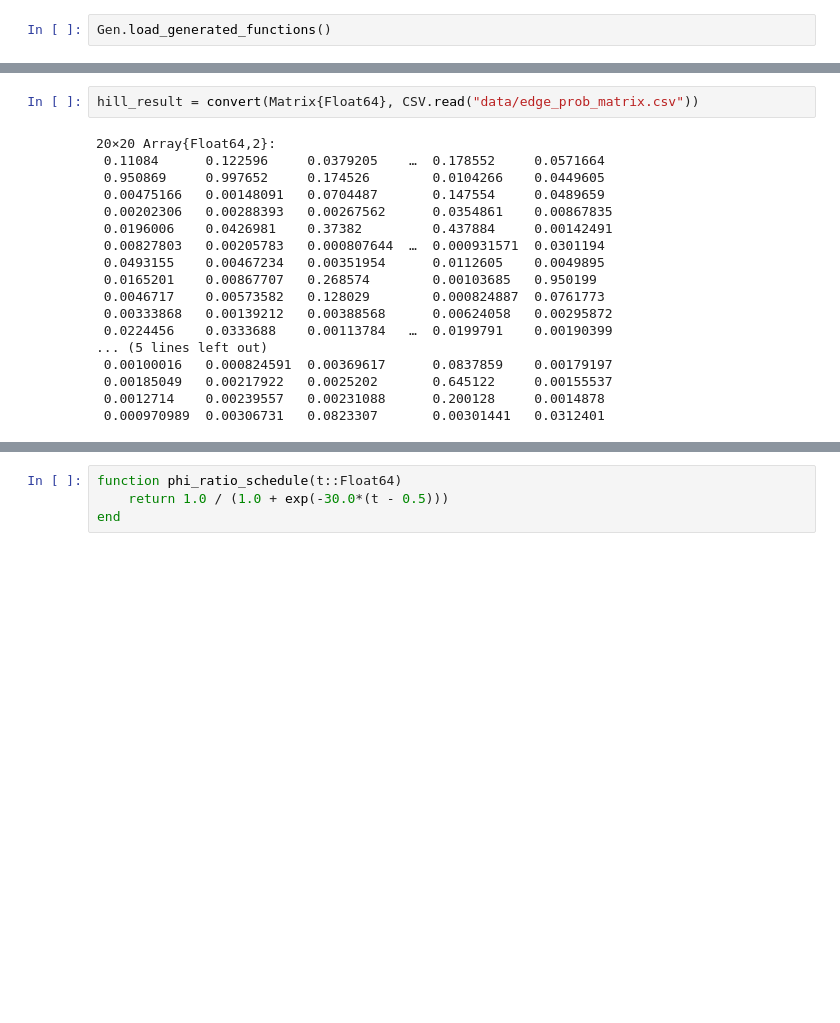
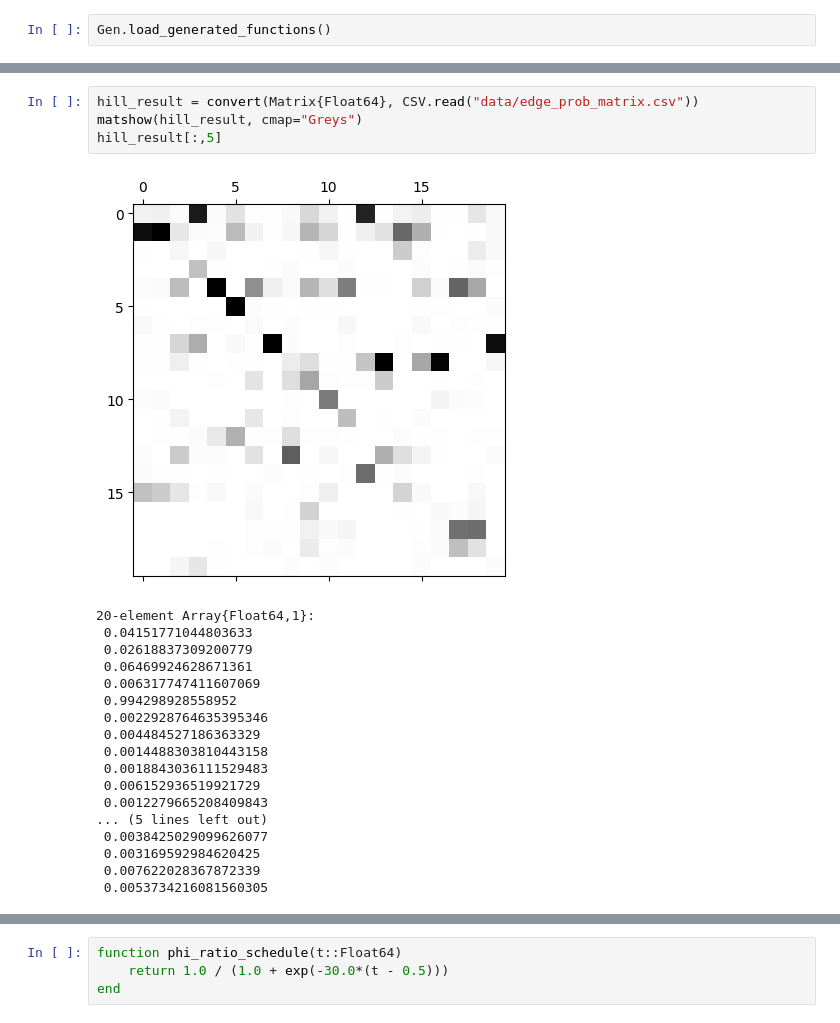
Before and after one commit to gitter-lab/ssps, a Jupyter notebook: julia-project/tinkering-notebook.ipynb, the cells around one changed output, grey strips where cells are left out. Saved outputs shown, nothing was run; the diff lists cells and outputs as text; blank space fills up the shorter version.

```diff
--- a/julia-project/tinkering-notebook.ipynb
+++ b/julia-project/tinkering-notebook.ipynb
@@ -132,22 +149,25 @@ transpose(edge_posterior)
 # %%
 hill_result = convert(Matrix{Float64}, CSV.read("data/edge_prob_matrix.csv"))
+matshow(hill_result, cmap="Greys")
+hill_result[:,5]
 # %% [output]
+[figure, added]
-20×20 Array{Float64,2}:
- 0.11084      0.122596     0.0379205    …  0.178552     0.0571664
- 0.950869     0.997652     0.174526        0.0104266    0.0449605
- 0.00475166   0.00148091   0.0704487       0.147554     0.0489659
- 0.00202306   0.00288393   0.00267562      0.0354861    0.00867835
- 0.0196006    0.0426981    0.37382         0.437884     0.00142491
- 0.00827803   0.00205783   0.000807644  …  0.000931571  0.0301194
- 0.0493155    0.00467234   0.00351954      0.0112605    0.0049895
- 0.0165201    0.00867707   0.268574        0.00103685   0.950199
- 0.0046717    0.00573582   0.128029        0.000824887  0.0761773
- 0.00333868   0.00139212   0.00388568      0.00624058   0.00295872
- 0.0224456    0.0333688    0.00113784   …  0.0199791    0.00190399
+20-element Array{Float64,1}:
+ 0.04151771044803633
+ 0.02618837309200779
+ 0.06469924628671361
+ 0.006317747411607069
+ 0.994298928558952
+ 0.0022928764635395346
+ 0.004484527186363329
+ 0.0014488303810443158
+ 0.0018843036111529483
+ 0.006152936519921729
+ 0.0012279665208409843
 ... (5 lines left out)
- 0.00100016   0.000824591  0.00369617      0.0837859    0.00179197
- 0.00185049   0.00217922   0.0025202       0.645122     0.00155537
- 0.0012714    0.00239557   0.00231088      0.200128     0.0014878
- 0.000970989  0.00306731   0.0823307       0.00301441   0.0312401
+ 0.0038425029099626077
+ 0.003169592984620425
+ 0.007622028367872339
+ 0.0053734216081560305
 # %%
 hill_result[:,5]
```
Also changed, not shown: parts of 9 cells of this notebook, 3 other files.
